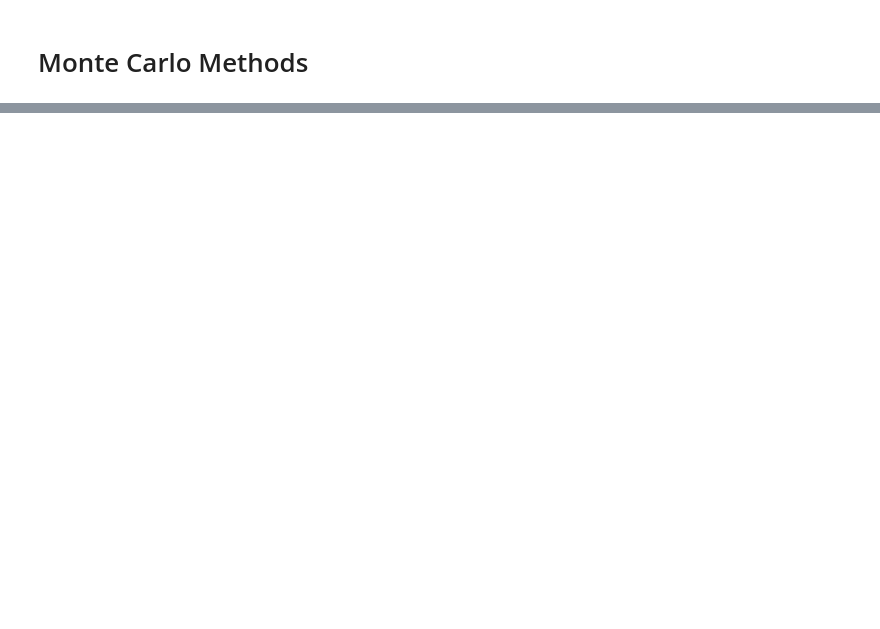
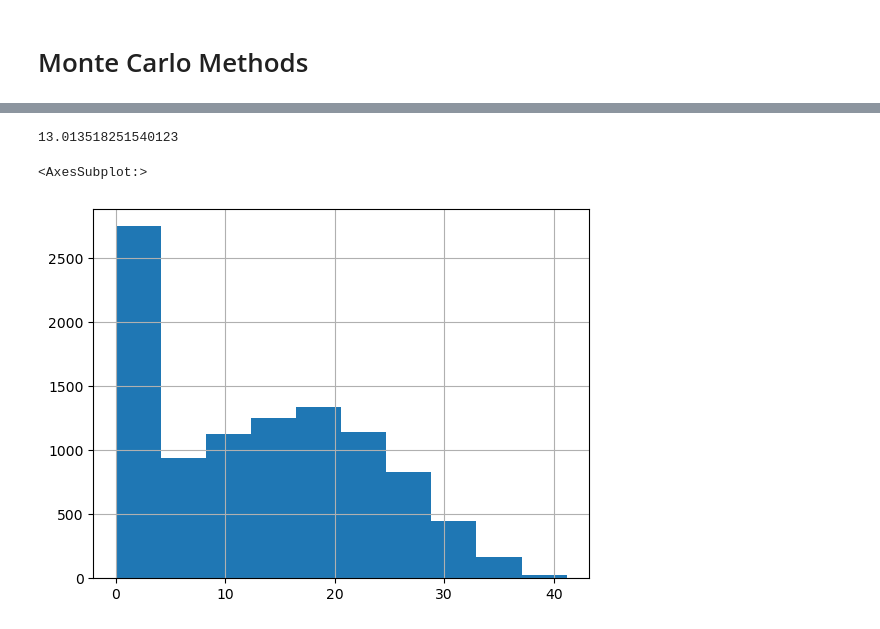
Before and after one commit to AvaM1/Math134_Notes, a Jupyter notebook: 134C Week 9.ipynb, the cells around one changed output, grey strips where cells are left out. Drawn from its saved outputs; the diff is of its cells as text; code cells hidden in the pictures; blank space fills up the shorter version.

```diff
--- a/134C Week 9.ipynb
+++ b/134C Week 9.ipynb
@@ -176,28 +200,36 @@ The one day profit is 0.0005801055773632961 if the stock price changes by 0.52
 # %%
 import matplotlib.pyplot as plt
+import pandas as pd
 
 def stock_price_simulation(T, N, r, delta, sigma, S0):
     dt = float(T) / N
     t = np.linspace(0, T, N+1)
     S = np.zeros(N+1)
     S[0] = S0
     for i in range(1, N+1):
         Z = np.random.normal(0, 1)
         S[i] = S[i-1] * np.exp((r - delta - 0.5 * sigma**2) * dt + sigma * np.sqrt(dt) * Z)
     return t, S
 
 T = 1
 N = 365
 r = 0.0535
 delta = 0
 sigma = 0.34
 S0 = 41.75
 
 number_of_trials = 10000
 
-payoff = 0
+price = []
 for i in range(number_of_trials):
     t, S = stock_price_simulation(T, N, r, delta, sigma, S0)
-    payoff += max(0, 55-S[-1])
+    price.append(max(0, 55-S[-1]) * np.exp(-0.0535))
 
-print(payoff/number_of_trials * np.exp(-0.0535))
+price_data = pd.Series(price)
+
+print(price_data.mean())
+price_data.hist()
+# %% [output]
+13.013518251540123
+<AxesSubplot:>
+[figure, added]
```
Also changed, not shown: parts of 8 cells of this notebook.
